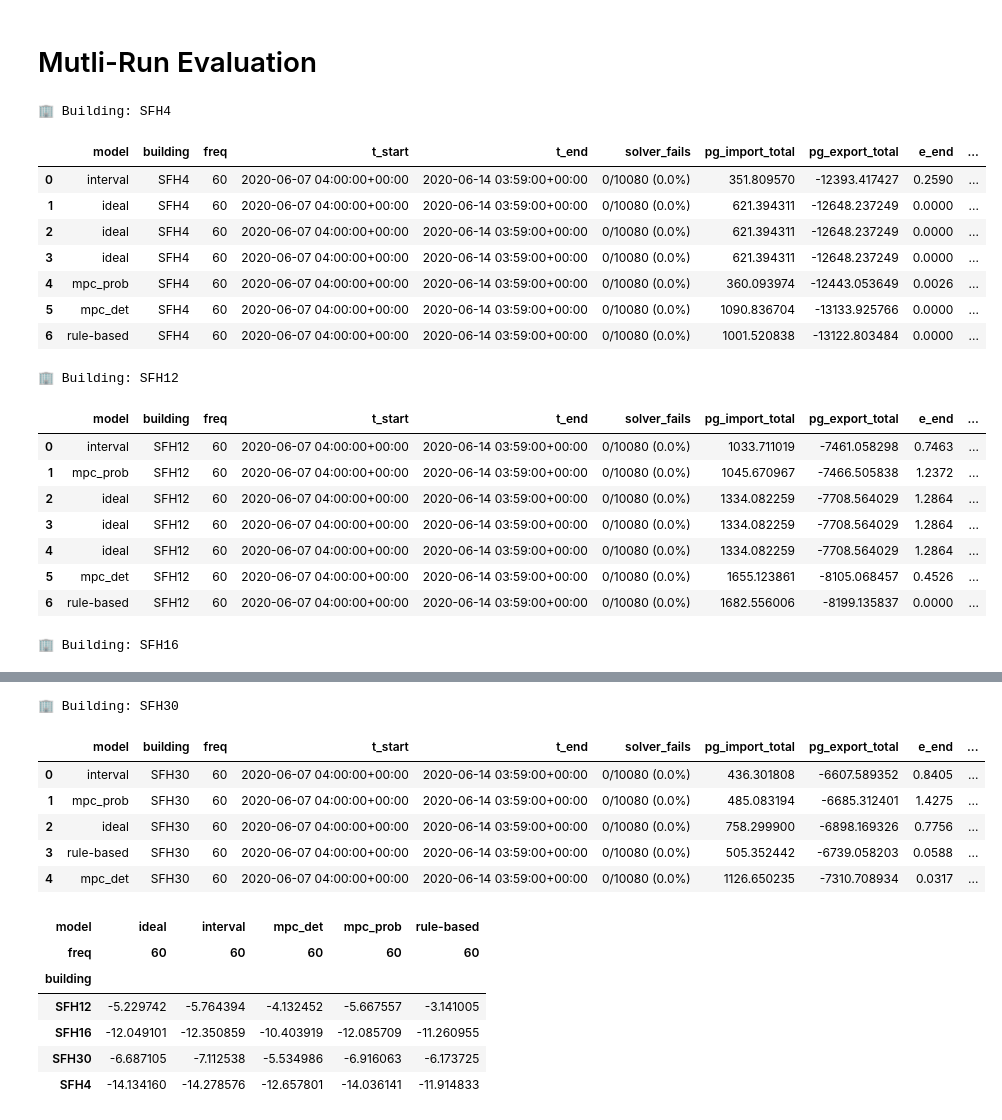
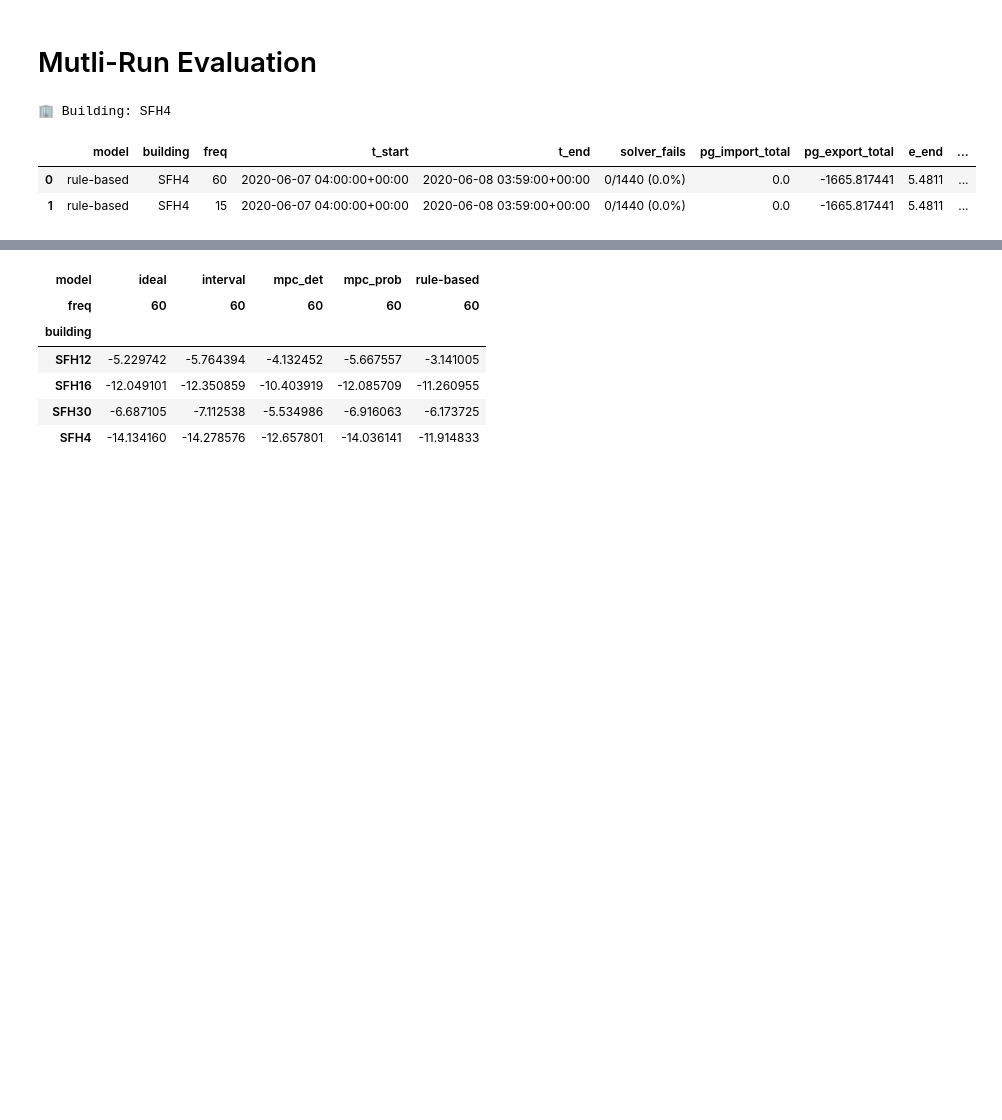
Before and after one commit to JaMoPinter/MPC-vs-RBC, a Jupyter notebook: 03_optimization/evaluation/evaluation.ipynb, the cells around one changed output, grey strips where cells are left out. Drawn from its saved outputs; the diff is of its cells as text; code cells hidden in the pictures; blank space fills up the shorter version.

Commit message:
Fixed frequency bug in rule-based

```diff
--- a/03_optimization/evaluation/evaluation.ipynb
+++ b/03_optimization/evaluation/evaluation.ipynb
@@ -18,33 +18,25 @@ from evaluation.multi_run_evaluator import MultiRunEvaluator
 # %%
 #time_of_executions = ["2025-08-12_14-13", "2025-08-12_14-22", "2025-08-12_14-55", "2025-08-12_15-17", "2025-08-12_16-12"]
 
-time_of_executions = ["2025-08-14_13-01", "2025-08-14_15-34"] # 3 days all models (ideal weird) => gt_freq=15min
+#time_of_executions = ["2025-08-14_13-01", "2025-08-14_15-34"] # 3 days all models (ideal weird) => gt_freq=15min
 #time_of_executions = ["2025-08-14_15-59", "2025-08-14_16-04"] # 2 days all models (gt_freq=60min)
-time_of_executions = ["2025-08-14_17-20"] # 3 days all models gt_freq=60min
+
+#time_of_executions = ["2025-08-14_17-20"] # 3 days all models gt_freq=60min
 time_of_executions = ["2025-08-15_11-55", "2025-08-15_15-54", "2025-08-16_08-40", "2025-08-16_08-43", "2025-08-16_10-43"] # 7 days, mpc_f=1h, gt_f=1min, 4 models
+
+#time_of_executions = ["2025-08-16_11-20"] # First 15min resolution. SFH4, gt_freq=1min, 1 week, all models
+
+time_of_executions = ["2025-08-16_12-40", "2025-08-16_12-41"] # rule based comparison for different frequencies
+
+
 csvs = [p for t in time_of_executions for p in Path("../runs").rglob(f"logs_{t}*.csv")]
 
 csvs = sorted(csvs,key=lambda p: int(re.search(r"SFH(\d+)", p.name).group(1)))
 
 mre = MultiRunEvaluator(run_paths=csvs)
 mre.leaderboard()
 # %% [output]
 🏢 Building: SFH4
 |  | model | building | freq | t_start | t_end | solver_fails | pg_import_total | pg_export_total | e_end | ... |
-| 0 | interval | SFH4 | 60 | 2020-06-07 04:00:00+00:00 | 2020-06-14 03:59:00+00:00 | 0/10080 (0.0%) | 351.809570 | -12393.417427 | 0.2590 | ... |
-| 1 | ideal | SFH4 | 60 | 2020-06-07 04:00:00+00:00 | 2020-06-14 03:59:00+00:00 | 0/10080 (0.0%) | 621.394311 | -12648.237249 | 0.0000 | ... |
-| 2 | ideal | SFH4 | 60 | 2020-06-07 04:00:00+00:00 | 2020-06-14 03:59:00+00:00 | 0/10080 (0.0%) | 621.394311 | -12648.237249 | 0.0000 | ... |
-| 3 | ideal | SFH4 | 60 | 2020-06-07 04:00:00+00:00 | 2020-06-14 03:59:00+00:00 | 0/10080 (0.0%) | 621.394311 | -12648.237249 | 0.0000 | ... |
-| 4 | mpc_prob | SFH4 | 60 | 2020-06-07 04:00:00+00:00 | 2020-06-14 03:59:00+00:00 | 0/10080 (0.0%) | 360.093974 | -12443.053649 | 0.0026 | ... |
-| 5 | mpc_det | SFH4 | 60 | 2020-06-07 04:00:00+00:00 | 2020-06-14 03:59:00+00:00 | 0/10080 (0.0%) | 1090.836704 | -13133.925766 | 0.0000 | ... |
-| 6 | rule-based | SFH4 | 60 | 2020-06-07 04:00:00+00:00 | 2020-06-14 03:59:00+00:00 | 0/10080 (0.0%) | 1001.520838 | -13122.803484 | 0.0000 | ... |
+| 0 | rule-based | SFH4 | 60 | 2020-06-07 04:00:00+00:00 | 2020-06-08 03:59:00+00:00 | 0/1440 (0.0%) | 0.0 | -1665.817441 | 5.4811 | ... |
+| 1 | rule-based | SFH4 | 15 | 2020-06-07 04:00:00+00:00 | 2020-06-08 03:59:00+00:00 | 0/1440 (0.0%) | 0.0 | -1665.817441 | 5.4811 | ... |
-🏢 Building: SFH12
-|  | model | building | freq | t_start | t_end | solver_fails | pg_import_total | pg_export_total | e_end | ... |
-| 0 | interval | SFH12 | 60 | 2020-06-07 04:00:00+00:00 | 2020-06-14 03:59:00+00:00 | 0/10080 (0.0%) | 1033.711019 | -7461.058298 | 0.7463 | ... |
-| 1 | mpc_prob | SFH12 | 60 | 2020-06-07 04:00:00+00:00 | 2020-06-14 03:59:00+00:00 | 0/10080 (0.0%) | 1045.670967 | -7466.505838 | 1.2372 | ... |
-| 2 | ideal | SFH12 | 60 | 2020-06-07 04:00:00+00:00 | 2020-06-14 03:59:00+00:00 | 0/10080 (0.0%) | 1334.082259 | -7708.564029 | 1.2864 | ... |
-| 3 | ideal | SFH12 | 60 | 2020-06-07 04:00:00+00:00 | 2020-06-14 03:59:00+00:00 | 0/10080 (0.0%) | 1334.082259 | -7708.564029 | 1.2864 | ... |
-| 4 | ideal | SFH12 | 60 | 2020-06-07 04:00:00+00:00 | 2020-06-14 03:59:00+00:00 | 0/10080 (0.0%) | 1334.082259 | -7708.564029 | 1.2864 | ... |
-| 5 | mpc_det | SFH12 | 60 | 2020-06-07 04:00:00+00:00 | 2020-06-14 03:59:00+00:00 | 0/10080 (0.0%) | 1655.123861 | -8105.068457 | 0.4526 | ... |
-| 6 | rule-based | SFH12 | 60 | 2020-06-07 04:00:00+00:00 | 2020-06-14 03:59:00+00:00 | 0/10080 (0.0%) | 1682.556006 | -8199.135837 | 0.0000 | ... |
-🏢 Building: SFH16
@@ -57,10 +43,3 @@ mre.leaderboard()
-🏢 Building: SFH30
-|  | model | building | freq | t_start | t_end | solver_fails | pg_import_total | pg_export_total | e_end | ... |
-| 0 | interval | SFH30 | 60 | 2020-06-07 04:00:00+00:00 | 2020-06-14 03:59:00+00:00 | 0/10080 (0.0%) | 436.301808 | -6607.589352 | 0.8405 | ... |
-| 1 | mpc_prob | SFH30 | 60 | 2020-06-07 04:00:00+00:00 | 2020-06-14 03:59:00+00:00 | 0/10080 (0.0%) | 485.083194 | -6685.312401 | 1.4275 | ... |
-| 2 | ideal | SFH30 | 60 | 2020-06-07 04:00:00+00:00 | 2020-06-14 03:59:00+00:00 | 0/10080 (0.0%) | 758.299900 | -6898.169326 | 0.7756 | ... |
-| 3 | rule-based | SFH30 | 60 | 2020-06-07 04:00:00+00:00 | 2020-06-14 03:59:00+00:00 | 0/10080 (0.0%) | 505.352442 | -6739.058203 | 0.0588 | ... |
-| 4 | mpc_det | SFH30 | 60 | 2020-06-07 04:00:00+00:00 | 2020-06-14 03:59:00+00:00 | 0/10080 (0.0%) | 1126.650235 | -7310.708934 | 0.0317 | ... |
 # %%
 mre.pivot()
 # %% [output]
```
Also changed, not shown: parts of 1 cell of this notebook, 1 other file.
